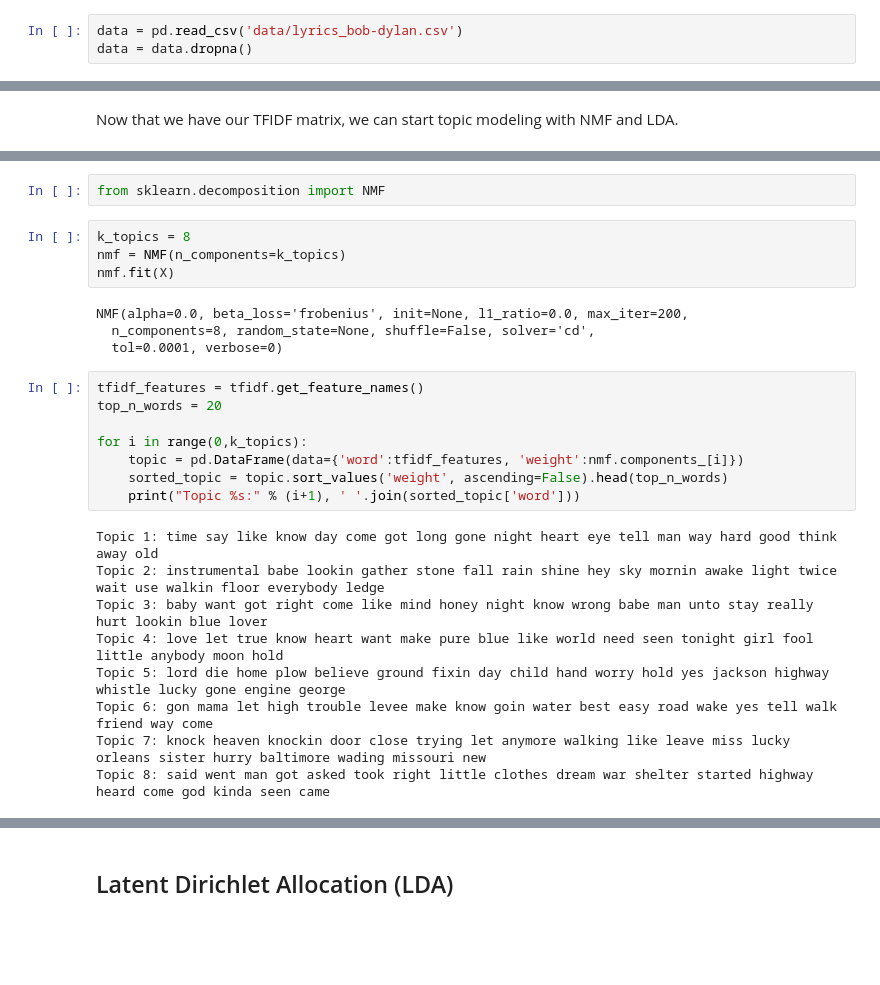
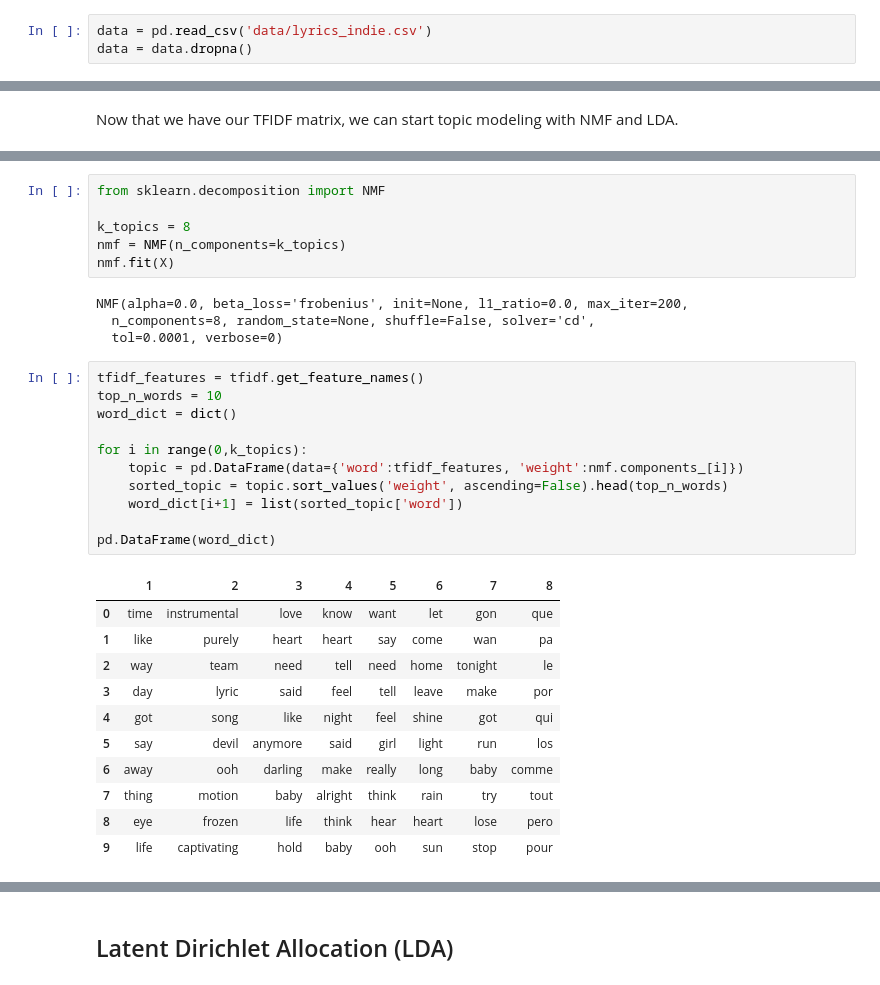
Before and after one commit to topspinj/NLPlyrics, a Jupyter notebook: lyrics-topic-modeling.ipynb, the cells around one changed output, grey strips where cells are left out. Cells and saved outputs as stored; diff of their text form; blank space fills up the shorter version.

```diff
--- a/lyrics-topic-modeling.ipynb
+++ b/lyrics-topic-modeling.ipynb
@@ -6,7 +6,7 @@ We will perform topic modeling using two techniques: Latent Dirichlet Allocation
 import pandas as pd
 import numpy as np
 # %%
-data = pd.read_csv('data/lyrics_bob-dylan.csv')
+data = pd.read_csv('data/lyrics_indie.csv')
 data = data.dropna()
 # %% [markdown]
 ## Perform TFIDF Vectorization
@@ -36,27 +44,33 @@ NMF starts with a Document-Word Matrix, $DWM_{ij}$, which represents the number
 # %%
 from sklearn.decomposition import NMF
+
+k_topics = 8
+nmf = NMF(n_components=k_topics)
+nmf.fit(X)
+# %% [output]
+NMF(alpha=0.0, beta_loss='frobenius', init=None, l1_ratio=0.0, max_iter=200,
+  n_components=8, random_state=None, shuffle=False, solver='cd',
+  tol=0.0001, verbose=0)
-# %%
-k_topics = 8
-nmf = NMF(n_components=k_topics)
-nmf.fit(X)
-# %% [output]
-NMF(alpha=0.0, beta_loss='frobenius', init=None, l1_ratio=0.0, max_iter=200,
-  n_components=8, random_state=None, shuffle=False, solver='cd',
-  tol=0.0001, verbose=0)
 # %%
 tfidf_features = tfidf.get_feature_names()
-top_n_words = 20
+top_n_words = 10
+word_dict = dict()
 
 for i in range(0,k_topics):
     topic = pd.DataFrame(data={'word':tfidf_features, 'weight':nmf.components_[i]})
     sorted_topic = topic.sort_values('weight', ascending=False).head(top_n_words)
-    print("Topic %s:" % (i+1), ' '.join(sorted_topic['word']))
+    word_dict[i+1] = list(sorted_topic['word'])
+
+pd.DataFrame(word_dict)
 # %% [output]
-Topic 1: time say like know day come got long gone night heart eye tell man way hard good think away old
-Topic 2: instrumental babe lookin gather stone fall rain shine hey sky mornin awake light twice wait use walkin floor everybody ledge
-Topic 3: baby want got right come like mind honey night know wrong babe man unto stay really hurt lookin blue lover
-Topic 4: love let true know heart want make pure blue like world need seen tonight girl fool little anybody moon hold
-Topic 5: lord die home plow believe ground fixin day child hand worry hold yes jackson highway whistle lucky gone engine george
-Topic 6: gon mama let high trouble levee make know goin water best easy road wake yes tell walk friend way come
-Topic 7: knock heaven knockin door close trying let anymore walking like leave miss lucky orleans sister hurry baltimore wading missouri new
-Topic 8: said went man got asked took right little clothes dream war shelter started highway heard come god kinda seen came
+|  | 1 | 2 | 3 | 4 | 5 | 6 | 7 | 8 |
+| 0 | time | instrumental | love | know | want | let | gon | que |
+| 1 | like | purely | heart | heart | say | come | wan | pa |
+| 2 | way | team | need | tell | need | home | tonight | le |
+| 3 | day | lyric | said | feel | tell | leave | make | por |
+| 4 | got | song | like | night | feel | shine | got | qui |
+| 5 | say | devil | anymore | said | girl | light | run | los |
+| 6 | away | ooh | darling | make | really | long | baby | comme |
+| 7 | thing | motion | baby | alright | think | rain | try | tout |
+| 8 | eye | frozen | life | think | hear | heart | lose | pero |
+| 9 | life | captivating | hold | baby | ooh | sun | stop | pour |
```
Also changed, not shown: parts of 9 cells of this notebook.
